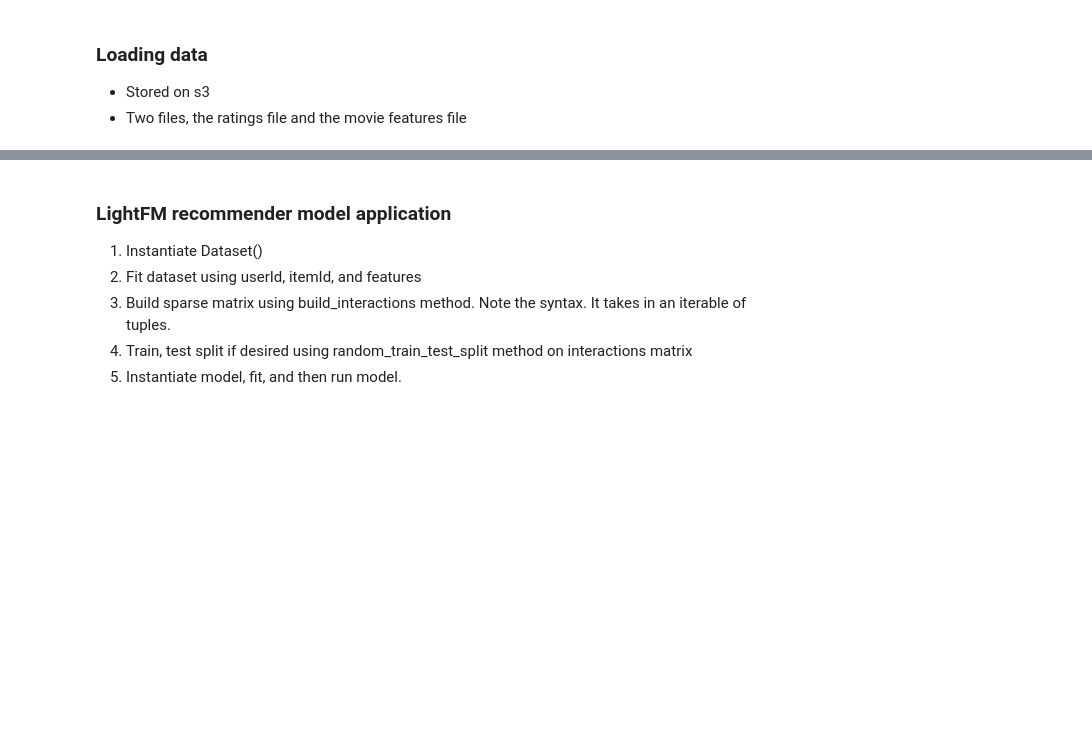
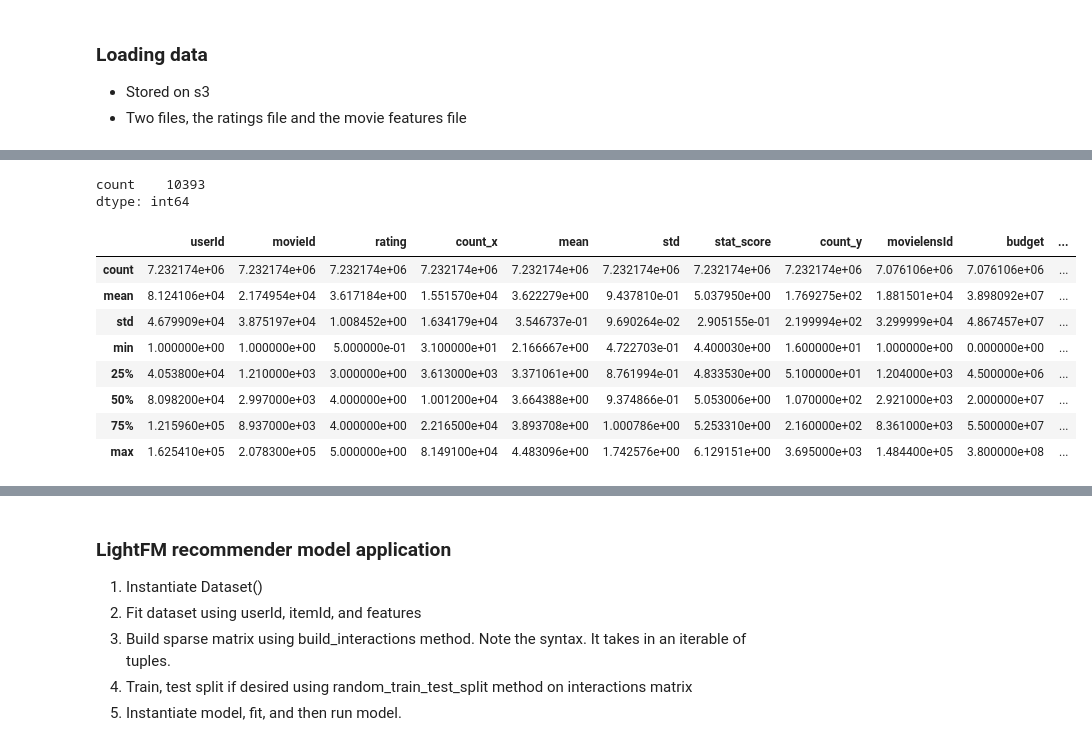
Before and after one commit to salvir1/a-better-recommender, a Jupyter notebook: lightfm-recommender.ipynb, the cells around one changed output, grey strips where cells are left out. Drawn from its saved outputs; the diff is of its cells as text; code cells hidden in the pictures; blank space fills up the shorter version.

```diff
--- a/lightfm-recommender.ipynb
+++ b/lightfm-recommender.ipynb
@@ -69,0 +76,4 @@ data.head()
+# %%
+train_data = pd.read_csv('data/train_ratings_df.csv')
+train_data.groupby('movieId').agg(count = ('rating', 'count')).count()
+train_data.head()
@@ -70,4 +87,24 @@ data.head()
+# %%
+validata = pd.read_csv('data/test_ratings_df.csv')
+validata.groupby('movieId').agg(count = ('rating', 'count')).count()
+# validata.shape
+# %% [output]
+count    10393
+dtype: int64
 # %%
 features = pickle_read('mv_pkl.pkl')
 movie_meta = pd.DataFrame.from_records([s.convert_to_dict() for s in features])
-movie_full = data.merge(movie_meta, how='left', left_on='movieId', right_on='movielensId')
+# movies_in_validata = validata.groupby('movieId').agg(count = ('rating', 'count'))
+train_full = train_data.merge(movie_meta, how='left', left_on='movieId', right_on='movielensId')
+# %%
+train_full.describe()
+# %% [output]
+|  | userId | movieId | rating | count_x | mean | std | stat_score | count_y | movielensId | budget | ... |
+| count | 7.232174e+06 | 7.232174e+06 | 7.232174e+06 | 7.232174e+06 | 7.232174e+06 | 7.232174e+06 | 7.232174e+06 | 7.232174e+06 | 7.076106e+06 | 7.076106e+06 | ... |
+| mean | 8.124106e+04 | 2.174954e+04 | 3.617184e+00 | 1.551570e+04 | 3.622279e+00 | 9.437810e-01 | 5.037950e+00 | 1.769275e+02 | 1.881501e+04 | 3.898092e+07 | ... |
+| std | 4.679909e+04 | 3.875197e+04 | 1.008452e+00 | 1.634179e+04 | 3.546737e-01 | 9.690264e-02 | 2.905155e-01 | 2.199994e+02 | 3.299999e+04 | 4.867457e+07 | ... |
+| min | 1.000000e+00 | 1.000000e+00 | 5.000000e-01 | 3.100000e+01 | 2.166667e+00 | 4.722703e-01 | 4.400030e+00 | 1.600000e+01 | 1.000000e+00 | 0.000000e+00 | ... |
+| 25% | 4.053800e+04 | 1.210000e+03 | 3.000000e+00 | 3.613000e+03 | 3.371061e+00 | 8.761994e-01 | 4.833530e+00 | 5.100000e+01 | 1.204000e+03 | 4.500000e+06 | ... |
+| 50% | 8.098200e+04 | 2.997000e+03 | 4.000000e+00 | 1.001200e+04 | 3.664388e+00 | 9.374866e-01 | 5.053006e+00 | 1.070000e+02 | 2.921000e+03 | 2.000000e+07 | ... |
+| 75% | 1.215960e+05 | 8.937000e+03 | 4.000000e+00 | 2.216500e+04 | 3.893708e+00 | 1.000786e+00 | 5.253310e+00 | 2.160000e+02 | 8.361000e+03 | 5.500000e+07 | ... |
+| max | 1.625410e+05 | 2.078300e+05 | 5.000000e+00 | 8.149100e+04 | 4.483096e+00 | 1.742576e+00 | 6.129151e+00 | 3.695000e+03 | 1.484400e+05 | 3.800000e+08 | ... |
```
Also changed, not shown: parts of 33 cells of this notebook, 3 other files.
